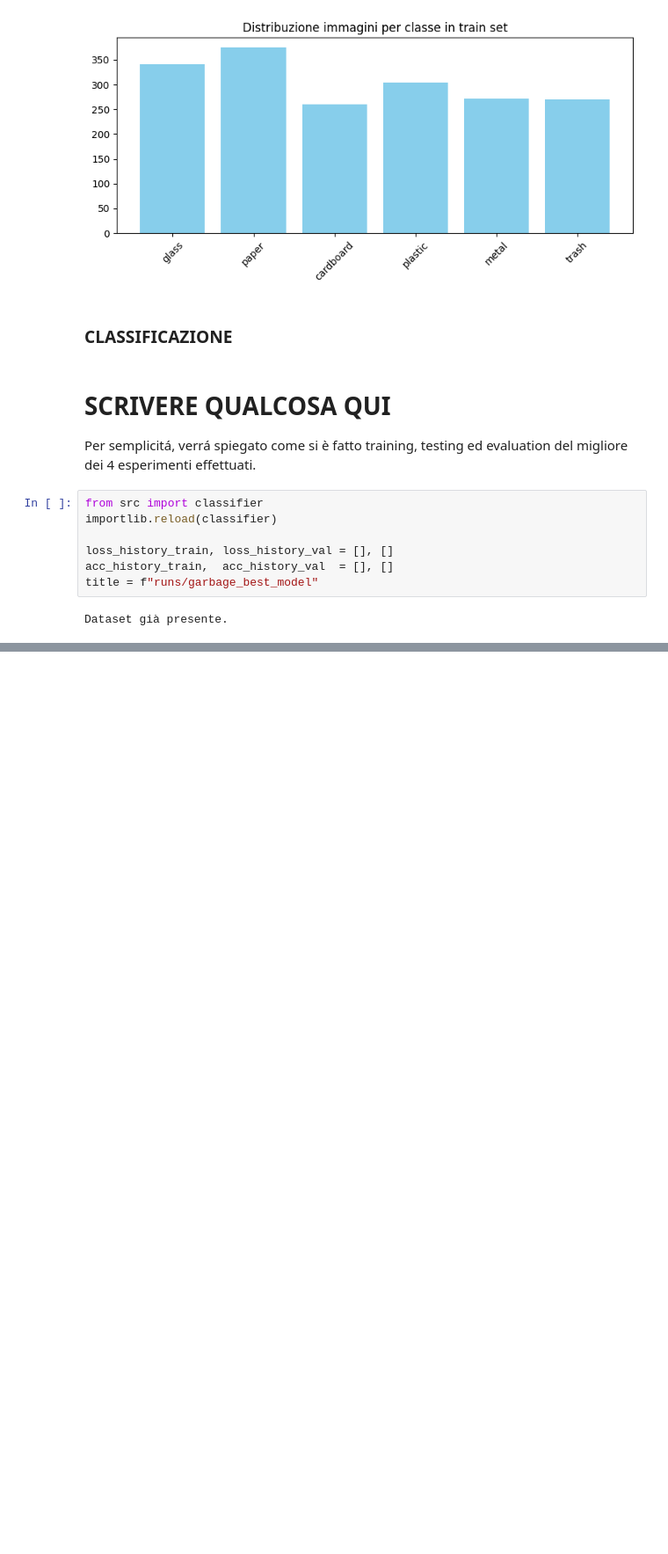
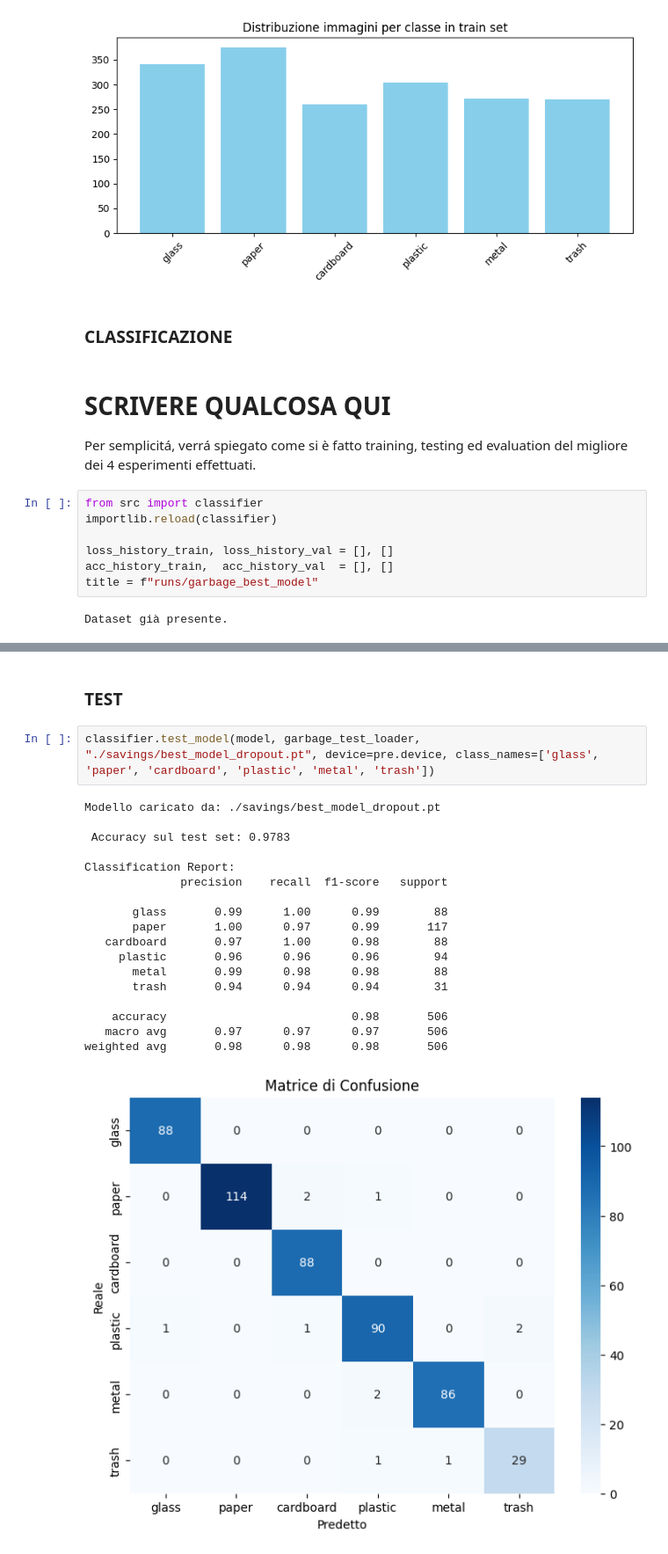
Before and after one commit to miryrusso/Garbage-Classification, a Jupyter notebook: main.ipynb, the cells around one changed output, grey strips where cells are left out. Shown: that part at 88% size. Cells and saved outputs as stored; diff of their text form; blank space fills up the shorter version.

```diff
--- a/main.ipynb
+++ b/main.ipynb
@@ -103,0 +130,23 @@ RuntimeError: Attempting to deserialize object on a CUDA device but torch.cuda.i
+# %% [markdown]
+### TEST
+# %%
+classifier.test_model(model, garbage_test_loader, "./savings/best_model_dropout.pt", device=pre.device, class_names=['glass', 'paper', 'cardboard', 'plastic', 'metal', 'trash'])
+# %% [output]
+Modello caricato da: ./savings/best_model_dropout.pt
+
+ Accuracy sul test set: 0.9783
+
+Classification Report:
+              precision    recall  f1-score   support
+
+       glass       0.99      1.00      0.99        88
+       paper       1.00      0.97      0.99       117
+   cardboard       0.97      1.00      0.98        88
+     plastic       0.96      0.96      0.96        94
+       metal       0.99      0.98      0.98        88
+       trash       0.94      0.94      0.94        31
+
+    accuracy                           0.98       506
+   macro avg       0.97      0.97      0.97       506
+weighted avg       0.98      0.98      0.98       506
+[figure, added]
```
Also changed, not shown: parts of 5 cells of this notebook, 1 other file.
